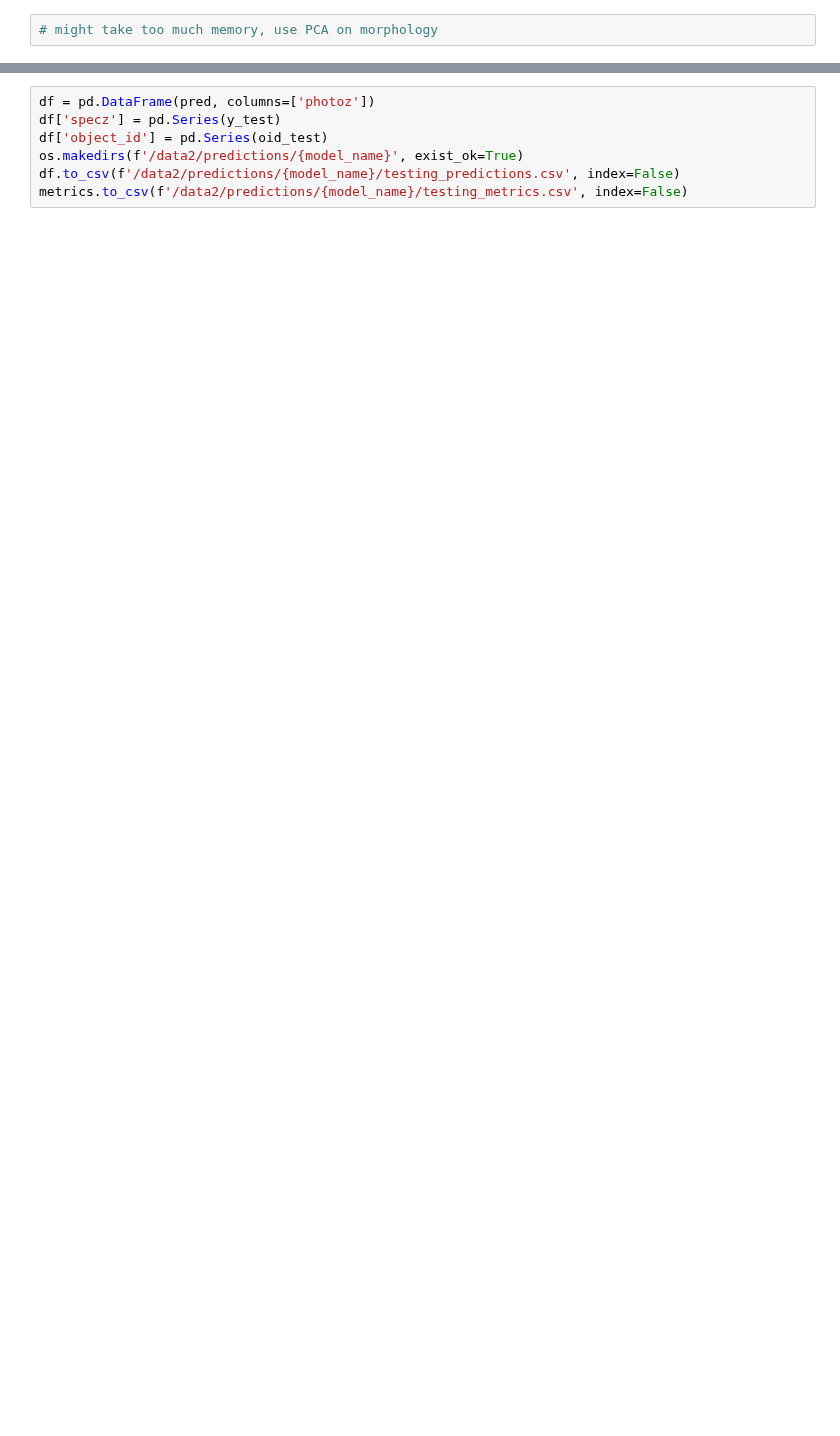
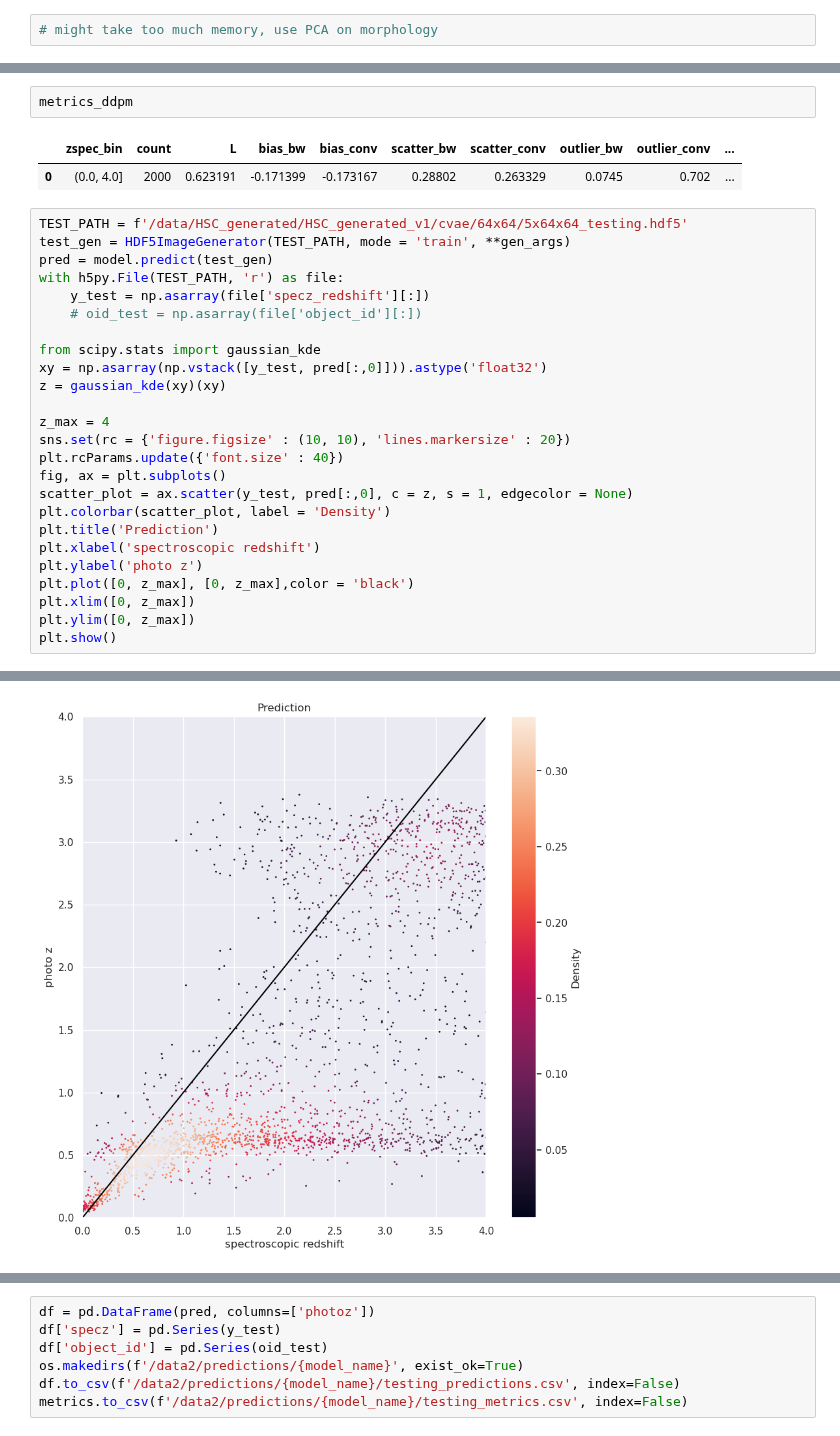
Before and after one commit to astrodatalab/photoz, a Jupyter notebook: code/generative_modeling/5pool_CNN_combined_with_mags_full (2) (1).ipynb, the cells around one changed output, grey strips where cells are left out. Drawn from its saved outputs; the diff is of its cells as text; blank space fills up the shorter version.

```diff
--- a/code/generative_modeling/5pool_CNN_combined_with_mags_full (2) (1).ipynb
+++ b/code/generative_modeling/5pool_CNN_combined_with_mags_full (2) (1).ipynb
@@ -192,0 +224,31 @@ plot_predictions(np.ravel(pred), y_test)
+# %%
+metrics_ddpm
+# %% [output]
+|  | zspec_bin | count | L | bias_bw | bias_conv | scatter_bw | scatter_conv | outlier_bw | outlier_conv | ... |
+| 0 | (0.0, 4.0] | 2000 | 0.623191 | -0.171399 | -0.173167 | 0.28802 | 0.263329 | 0.0745 | 0.702 | ... |
+# %%
+TEST_PATH = f'/data/HSC_generated/HSC_generated_v1/cvae/64x64/5x64x64_testing.hdf5'
+test_gen = HDF5ImageGenerator(TEST_PATH, mode = 'train', **gen_args)
+pred = model.predict(test_gen)
+with h5py.File(TEST_PATH, 'r') as file:
+    y_test = np.asarray(file['specz_redshift'][:])
+    # oid_test = np.asarray(file['object_id'][:])
+
+from scipy.stats import gaussian_kde
+xy = np.asarray(np.vstack([y_test, pred[:,0]])).astype('float32')
+z = gaussian_kde(xy)(xy)
+
+z_max = 4
+sns.set(rc = {'figure.figsize' : (10, 10), 'lines.markersize' : 20})
+plt.rcParams.update({'font.size' : 40})
+fig, ax = plt.subplots()
+scatter_plot = ax.scatter(y_test, pred[:,0], c = z, s = 1, edgecolor = None)
+plt.colorbar(scatter_plot, label = 'Density')
+plt.title('Prediction')
+plt.xlabel('spectroscopic redshift')
+plt.ylabel('photo z')
+plt.plot([0, z_max], [0, z_max],color = 'black')
+plt.xlim([0, z_max])
+plt.ylim([0, z_max])
+plt.show()
+# %% [output]
@@ -193 +258,2 @@ plot_predictions(np.ravel(pred), y_test)
+[figure, added]
 # %%
```
Also changed, not shown: parts of 17 cells of this notebook, 5 other files.
